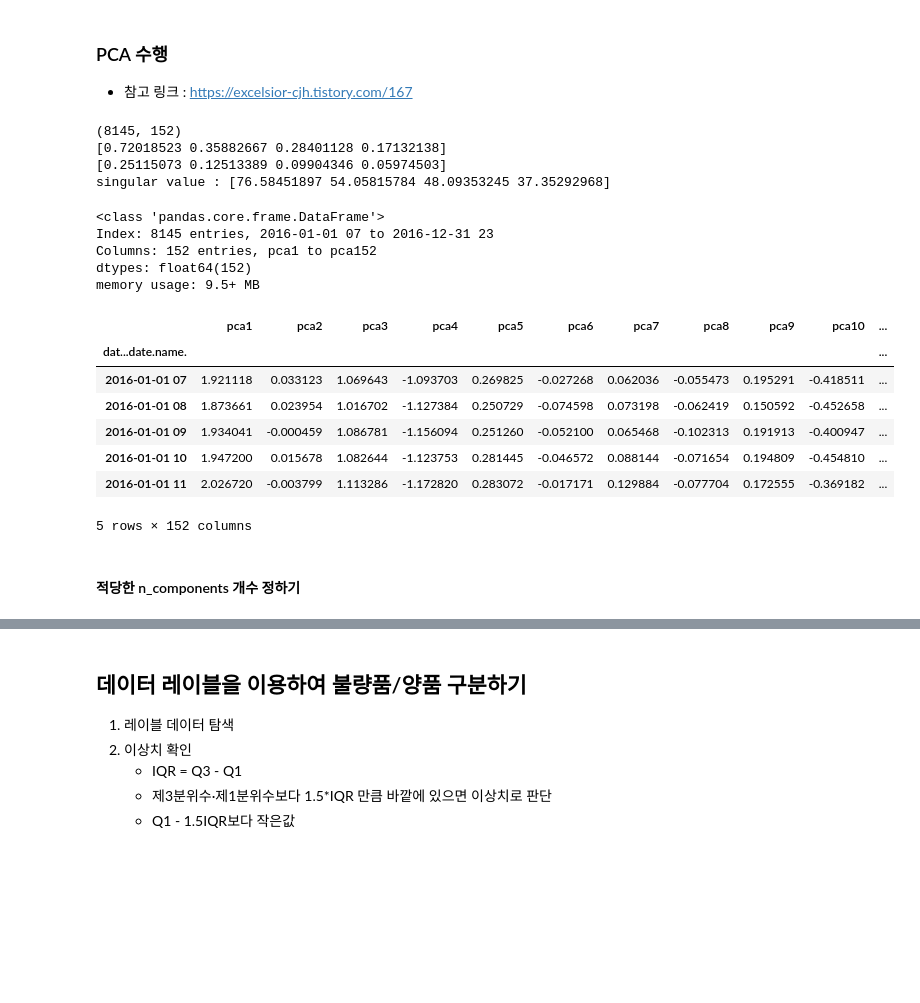
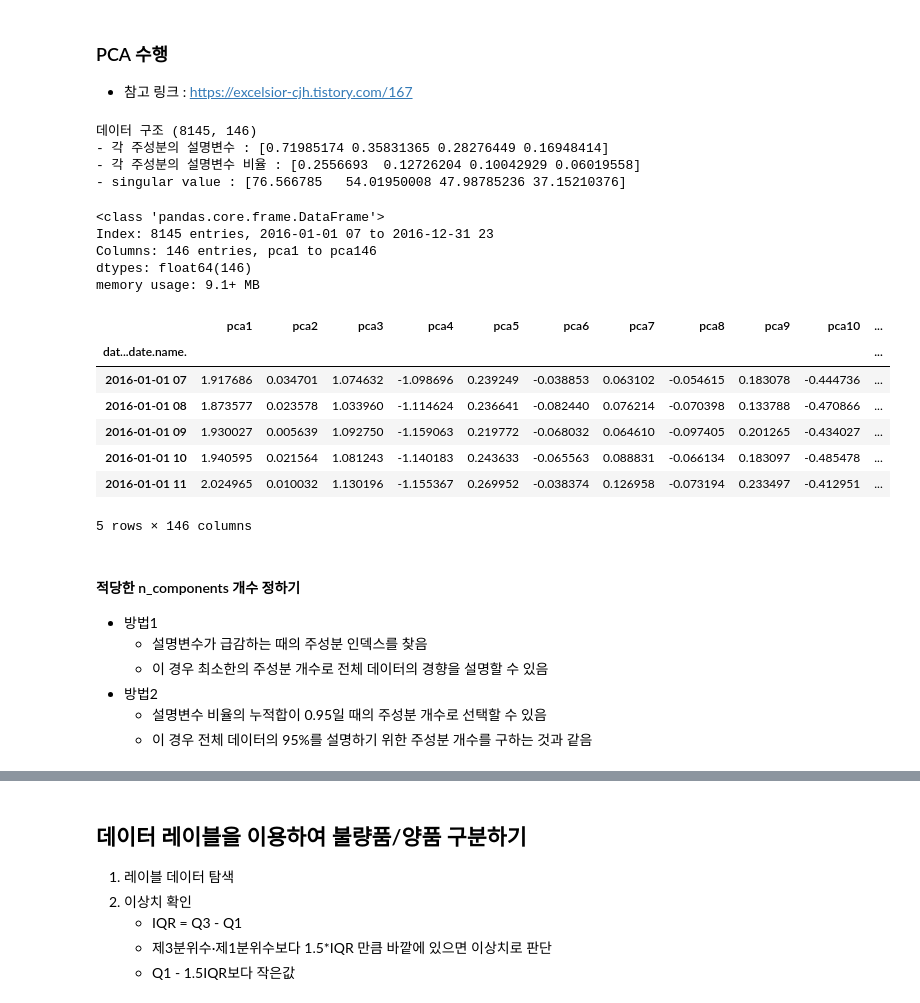
Before and after one commit to ammobam/Display_SensorData, a Jupyter notebook: 210804_PCA_분석.ipynb, the cells around one changed output, grey strips where cells are left out. Cells and saved outputs as stored; diff of their text form; code cells hidden in the pictures; blank space fills up the shorter version.

```diff
--- a/210804_PCA_분석.ipynb
+++ b/210804_PCA_분석.ipynb
@@ -256,16 +264,16 @@ plt.hist(fact_data_152_scaled)
 from sklearn.preprocessing import MinMaxScaler
 
 scaler = MinMaxScaler()
-scaler.fit(fact_data_152)
-fact_data_152_scaled = scaler.transform(fact_data_152)
+scaler.fit(fact_data_146)
+fact_data_scaled = scaler.transform(fact_data_146)
 
 
 # 데이터 범위 확인
-print("스케일링한 데이터 최소값:", fact_data_152_scaled.min())
-print("스케일링한 데이터 최대값:", fact_data_152_scaled.max())
+print("스케일링한 데이터 최소값:", fact_data_scaled.min())
+print("스케일링한 데이터 최대값:", fact_data_scaled.max())
 
 # 시각화
-plt.hist(fact_data_152_scaled)
+plt.hist(fact_data_scaled)
 plt.show()
 
 # 값이 0과 1 사이에 고루 분포하여 비교하기 쉬운 MinMax 스케일링 선택
@@ -293,49 +301,59 @@ plt.show()
 # %%
 # PCA 수행
 from sklearn.decomposition import PCA
-pca = PCA(n_components=152)
 
-# fit() 과 transform()을 호출해 PCA 변환 데이터 리턴
-pca.fit(fact_data_152_scaled)
-fact_data_pca = pca.transform(fact_data_152_scaled)
+# 피처개수 146개만큼 주성분을 뽑아보자
+pca = PCA(n_components=146)
+
+# 스케일링한 값을 넣고 fit() 과 transform()을 호출해 PCA 변환 데이터 리턴
+pca.fit(fact_data_scaled)
+fact_data_pca = pca.transform(fact_data_scaled)
 
 # PCA 수행 후 데이터 확인
-print(fact_data_pca.shape)
+print("데이터 구조", fact_data_pca.shape)
 
 # 설명변수
-print(pca.explained_variance_[:4])
+## 각 주성분이 전체 데이터 집합을 얼마나 잘 설명하는지 나타내는 값
+print("- 각 주성분의 설명변수 :", pca.explained_variance_[:4])
 # 설명변수 비율
-print(pca.explained_variance_ratio_[:4])
+## 전체 주성분의 설명변수 비율 합은 1(100%)
+print("- 각 주성분의 설명변수 비율 :", pca.explained_variance_ratio_[:4])
 # 주성분 행렬
-print('singular value :', pca.singular_values_[:4])
+print('- singular value :', pca.singular_values_[:4])
 # %% [output]
-(8145, 152)
-[0.72018523 0.35882667 0.28401128 0.17132138]
-[0.25115073 0.12513389 0.09904346 0.05974503]
-singular value : [76.58451897 54.05815784 48.09353245 37.35292968]
+데이터 구조 (8145, 146)
+- 각 주성분의 설명변수 : [0.71985174 0.35831365 0.28276449 0.16948414]
+- 각 주성분의 설명변수 비율 : [0.2556693  0.12726204 0.10042929 0.06019558]
+- singular value : [76.566785   54.01950008 47.98785236 37.15210376]
 # %%
 # PCA 수행 결과를 데이터프레임으로 만들어서 확인
 
 # 컬럼이름 붙이기
-pca_columns_name = [f"pca{num+1}" for num in range(fact_data_152.shape[1])]
+pca_columns_name = [f"pca{num+1}" for num in range(fact_data_146.shape[1])]
 # 데이터프레임 만들기
-pca_df = pd.DataFrame(fact_data_pca, columns = pca_columns_name, index=fact_data_152.index)
+pca_df = pd.DataFrame(fact_data_pca, columns = pca_columns_name, index=fact_data_146.index)
 pca_df.info()
 pca_df.head()
 # %% [output]
 <class 'pandas.core.frame.DataFrame'>
 Index: 8145 entries, 2016-01-01 07 to 2016-12-31 23
-Columns: 152 entries, pca1 to pca152
-dtypes: float64(152)
-memory usage: 9.5+ MB
+Columns: 146 entries, pca1 to pca146
+dtypes: float64(146)
+memory usage: 9.1+ MB
 |  | pca1 | pca2 | pca3 | pca4 | pca5 | pca6 | pca7 | pca8 | pca9 | pca10 | ... |
 | dat...date.name. |  |  |  |  |  |  |  |  |  |  | ... |
-| 2016-01-01 07 | 1.921118 | 0.033123 | 1.069643 | -1.093703 | 0.269825 | -0.027268 | 0.062036 | -0.055473 | 0.195291 | -0.418511 | ... |
-| 2016-01-01 08 | 1.873661 | 0.023954 | 1.016702 | -1.127384 | 0.250729 | -0.074598 | 0.073198 | -0.062419 | 0.150592 | -0.452658 | ... |
-| 2016-01-01 09 | 1.934041 | -0.000459 | 1.086781 | -1.156094 | 0.251260 | -0.052100 | 0.065468 | -0.102313 | 0.191913 | -0.400947 | ... |
-| 2016-01-01 10 | 1.947200 | 0.015678 | 1.082644 | -1.123753 | 0.281445 | -0.046572 | 0.088144 | -0.071654 | 0.194809 | -0.454810 | ... |
-| 2016-01-01 11 | 2.026720 | -0.003799 | 1.113286 | -1.172820 | 0.283072 | -0.017171 | 0.129884 | -0.077704 | 0.172555 | -0.369182 | ... |
+| 2016-01-01 07 | 1.917686 | 0.034701 | 1.074632 | -1.098696 | 0.239249 | -0.038853 | 0.063102 | -0.054615 | 0.183078 | -0.444736 | ... |
+| 2016-01-01 08 | 1.873577 | 0.023578 | 1.033960 | -1.114624 | 0.236641 | -0.082440 | 0.076214 | -0.070398 | 0.133788 | -0.470866 | ... |
+| 2016-01-01 09 | 1.930027 | 0.005639 | 1.092750 | -1.159063 | 0.219772 | -0.068032 | 0.064610 | -0.097405 | 0.201265 | -0.434027 | ... |
+| 2016-01-01 10 | 1.940595 | 0.021564 | 1.081243 | -1.140183 | 0.243633 | -0.065563 | 0.088831 | -0.066134 | 0.183097 | -0.485478 | ... |
+| 2016-01-01 11 | 2.024965 | 0.010032 | 1.130196 | -1.155367 | 0.269952 | -0.038374 | 0.126958 | -0.073194 | 0.233497 | -0.412951 | ... |
-5 rows × 152 columns
+5 rows × 146 columns
-# %% [markdown]
-#### 적당한 n_components 개수 정하기
+# %% [markdown]
+#### 적당한 n_components 개수 정하기
+* 방법1
+    - 설명변수가 급감하는 때의 주성분 인덱스를 찾음
+    - 이 경우 최소한의 주성분 개수로 전체 데이터의 경향을 설명할 수 있음
+* 방법2
+    - 설명변수 비율의 누적합이 0.95일 때의 주성분 개수로 선택할 수 있음
+    - 이 경우 전체 데이터의 95%를 설명하기 위한 주성분 개수를 구하는 것과 같음
 # %%
```
Also changed, not shown: parts of 42 cells of this notebook.
